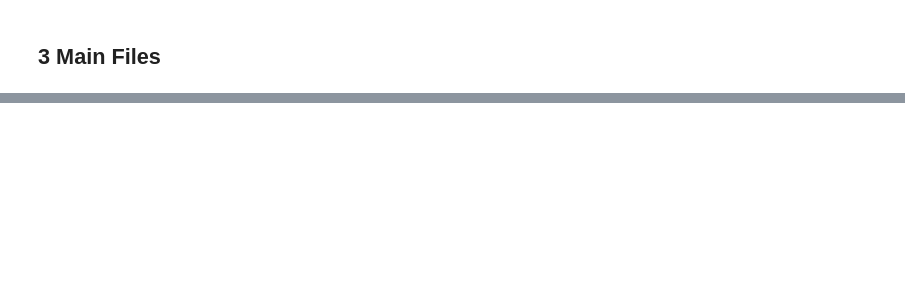
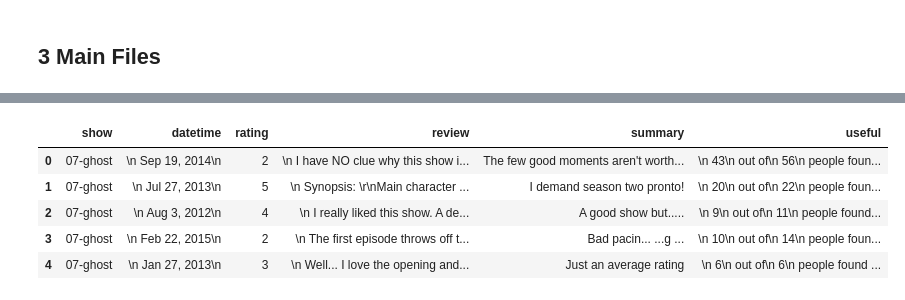
Before and after one commit to ayakkala1/Data301, a Jupyter notebook: crunchyroll/Crunchyroll_wrangle.ipynb, the cells around one changed output, grey strips where cells are left out. Drawn from its saved outputs; the diff is of its cells as text; code cells hidden in the pictures; blank space fills up the shorter version.

```diff
--- a/crunchyroll/Crunchyroll_wrangle.ipynb
+++ b/crunchyroll/Crunchyroll_wrangle.ipynb
@@ -202,5 +211,14 @@ home_info.to_csv("crunchy_home.csv", index = False)
 review_info = explode(reviews,"useful")
 
 review_info.to_csv("crunchy_review.csv", index= False)
+# %%
+review_info.head()
+# %% [output]
+|  | show | datetime | rating | review | summary | useful |
+| 0 | 07-ghost | \n Sep 19, 2014\n | 2 | \n I have NO clue why this show i... | The few good moments aren't worth... | \n 43\n out of\n 56\n people foun... |
+| 1 | 07-ghost | \n Jul 27, 2013\n | 5 | \n Synopsis: \r\nMain character ... | I demand season two pronto! | \n 20\n out of\n 22\n people foun... |
+| 2 | 07-ghost | \n Aug 3, 2012\n | 4 | \n I really liked this show. A de... | A good show but..... | \n 9\n out of\n 11\n people found... |
+| 3 | 07-ghost | \n Feb 22, 2015\n | 2 | \n The first episode throws off t... | Bad pacin... ...g ... | \n 10\n out of\n 14\n people foun... |
+| 4 | 07-ghost | \n Jan 27, 2013\n | 3 | \n Well... I love the opening and... | Just an average rating | \n 6\n out of\n 6\n people found ... |
 # %%
 home_main_review_raw.to_csv("crunchy_main.csv", index = False)
```
Also changed, not shown: parts of 2 cells of this notebook, 12 other files.
